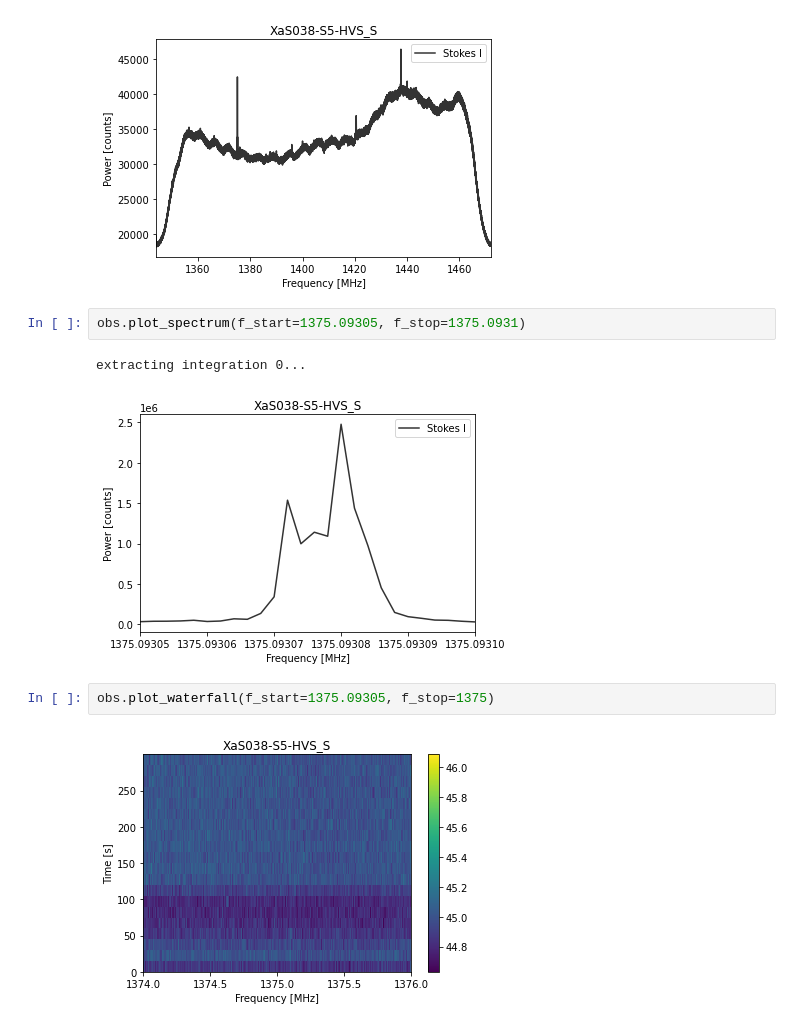
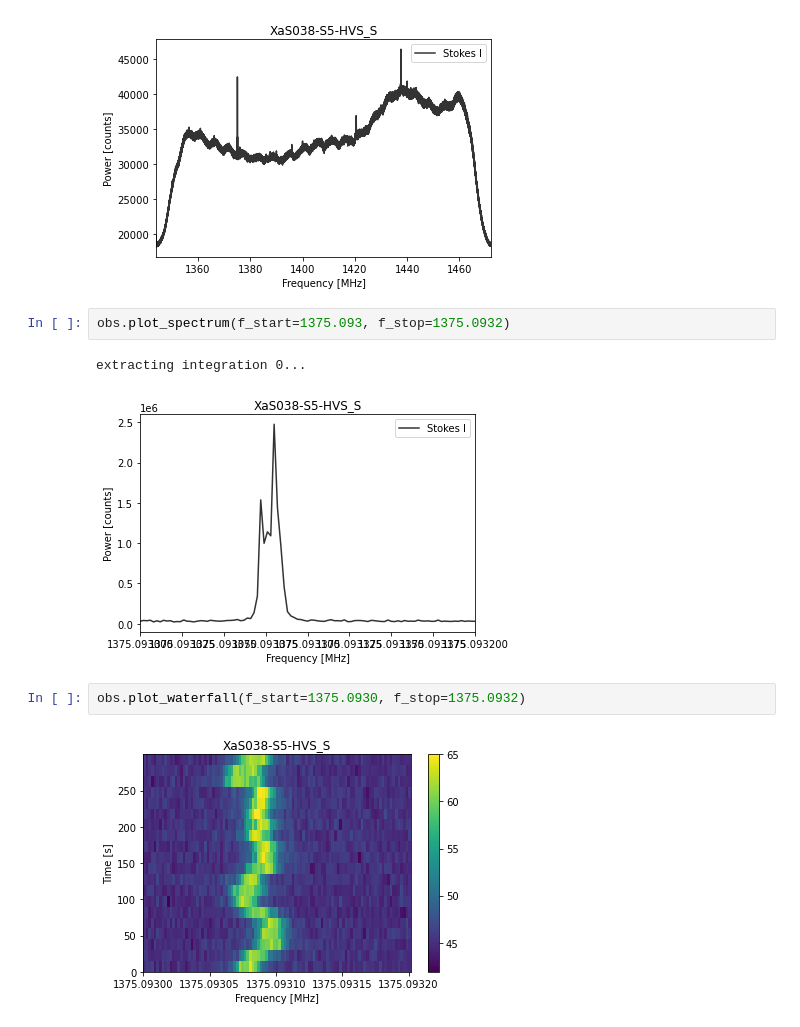
Before and after one commit to lacker/astro, a Jupyter notebook: analyze.ipynb, the cells around one changed output. Saved outputs shown, nothing was run; the diff lists cells and outputs as text.

```diff
--- a/analyze.ipynb
+++ b/analyze.ipynb
@@ -10,11 +10,11 @@ obs.plot_spectrum()
 extracting integration 0...
 [figure]
 # %%
-obs.plot_spectrum(f_start=1375.09305, f_stop=1375.0931)
+obs.plot_spectrum(f_start=1375.093, f_stop=1375.0932)
 # %% [output]
 extracting integration 0...
-[figure, old version]
+[figure, new version]
 # %%
-obs.plot_waterfall(f_start=1375.09305, f_stop=1375)
+obs.plot_waterfall(f_start=1375.0930, f_stop=1375.0932)
 # %% [output]
-[figure, old version]
+[figure, new version]
```
Also changed, not shown: 1 other file.
